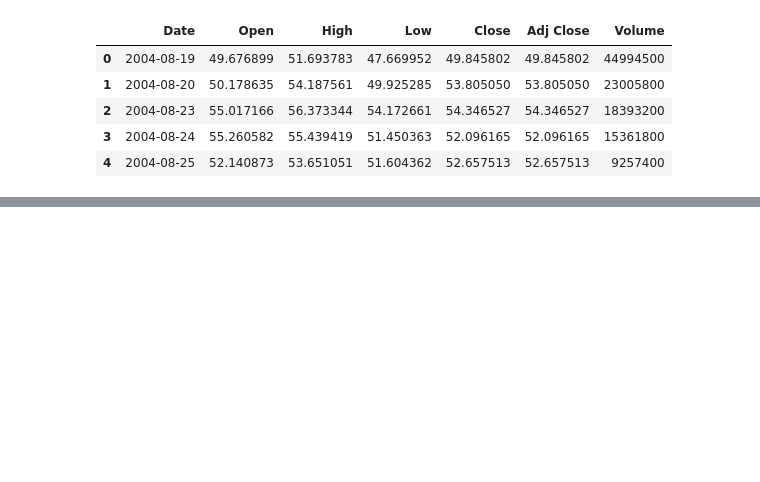
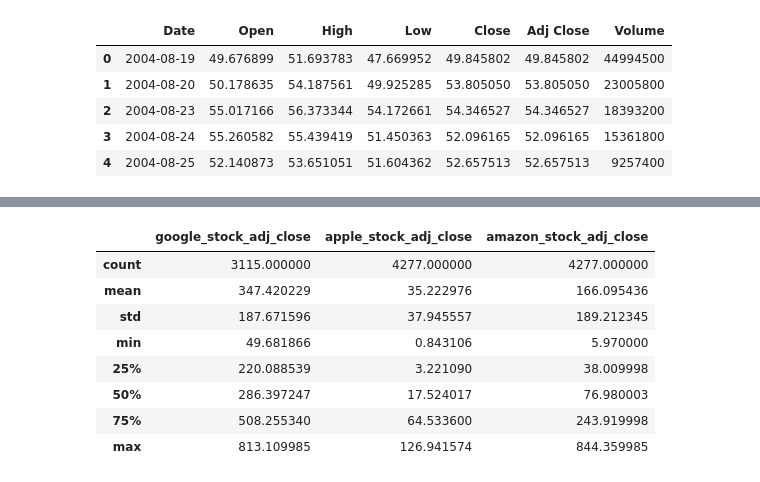
Before and after one commit to bipasnadulal/aws-future-ai-programmer-nanodegree, a Jupyter notebook: statistics_from_stock_data/statistics_from_stock_data.ipynb, the cells around one changed output, grey strips where cells are left out. Drawn from its saved outputs; the diff is of its cells as text; code cells hidden in the pictures; blank space fills up the shorter version.

```diff
--- a/statistics_from_stock_data/statistics_from_stock_data.ipynb
+++ b/statistics_from_stock_data/statistics_from_stock_data.ipynb
@@ -20,3 +20,11 @@ apple_stock = pd.read_csv('./data/AAPL.csv', usecols =['Date', 'Adj Close'], ind
 
 # We load the Amazon stock data into a DataFrame
 amazon_stock = pd.read_csv('./data/AMZN.csv', usecols =['Date', 'Adj Close'], index_col=['Date'], parse_dates=True)
+# %%
+# We create calendar dates between '2000-01-01' and  '2016-12-31'
+dates = pd.date_range('2000-01-01', '2016-12-31')
+
+# We create and empty DataFrame that uses the above dates as indices
+all_stocks = pd.DataFrame(index = dates)
+
+print(dates)
@@ -22,0 +79,13 @@ amazon_stock = pd.read_csv('./data/AMZN.csv', usecols =['Date', 'Adj Close'], in
+# %%
+# Describe the all_stocks DataFrame
+all_stocks.describe()
+# %% [output]
+|  | google_stock_adj_close | apple_stock_adj_close | amazon_stock_adj_close |
+| count | 3115.000000 | 4277.000000 | 4277.000000 |
+| mean | 347.420229 | 35.222976 | 166.095436 |
+| std | 187.671596 | 37.945557 | 189.212345 |
+| min | 49.681866 | 0.843106 | 5.970000 |
+| 25% | 220.088539 | 3.221090 | 38.009998 |
+| 50% | 286.397247 | 17.524017 | 76.980003 |
+| 75% | 508.255340 | 64.533600 | 243.919998 |
+| max | 813.109985 | 126.941574 | 844.359985 |
```
Also changed, not shown: parts of 9 cells of this notebook.
